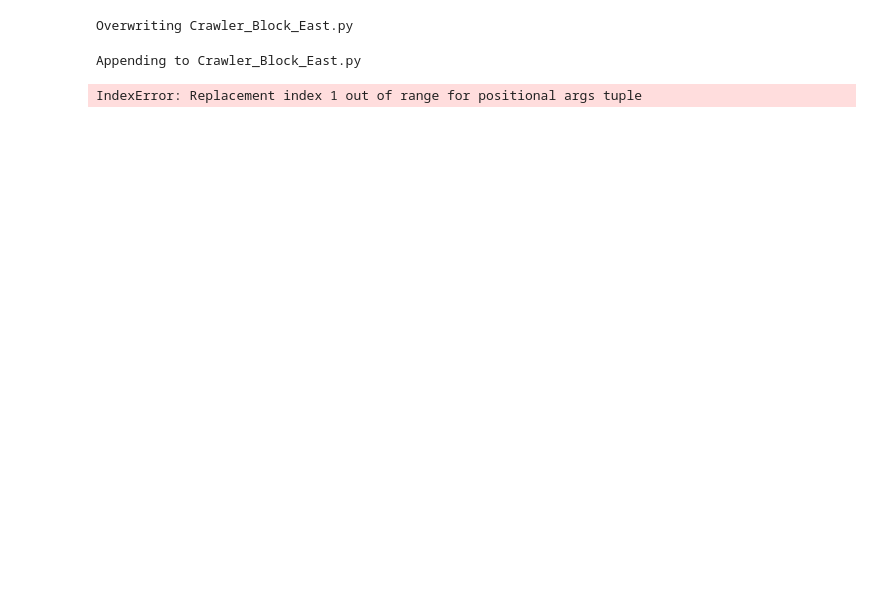
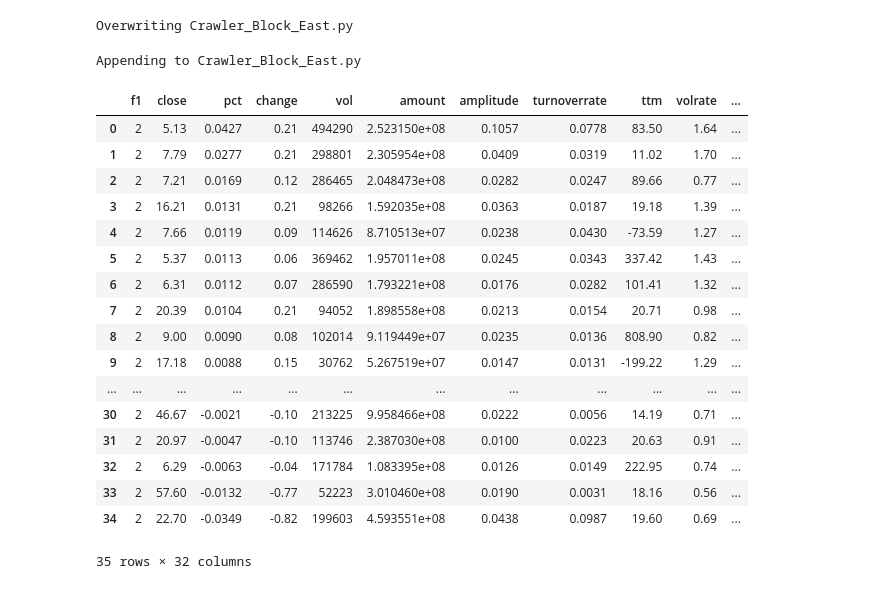
Before and after one commit to kaikai03/IndicatorLab, a Jupyter notebook: EAST/Crawler_Block_East.ipynb, the cells around one changed output. Drawn from its saved outputs; the diff is of its cells as text; code cells hidden in the pictures; blank space fills up the shorter version.

```diff
--- a/EAST/Crawler_Block_East.ipynb
+++ b/EAST/Crawler_Block_East.ipynb
@@ -211,7 +214,8 @@ def fetch_stock_block_list_from_eastmoney(pagenumber=1, pagelimit=400, model='co
     '''抓取东方财富--板块列表（基础函数）
     '''
     def get_random_stock_block_url():
-            url = "http://{:d}.push2.eastmoney.com/api/qt/clist/get".format(randint(1, 99))
+            # url = "https://{:d}.push2.eastmoney.com/api/qt/clist/get".format(randint(1, 99))
+            url = "https://push2.eastmoney.com/api/qt/clist/get"
             return url
 
     params = {
@@ -272,7 +276,8 @@ def fetch_stock_block_components_from_eastmoney(concept='BK0731',
     http://28.push2.eastmoney.com/api/qt/clist/get?cb=jQuery112405892331704393758_1629080255227&pn=2&pz=20&po=1&np=1&ut=bd1d9ddb04089700cf9c27f6f7426281&fltt=2&invt=2&fid=f3&fs=b:BK0981+f:!50&fields=f1,f2,f3,f4,f5,f6,f7,f8,f9,f10,f12,f13,f14,f15,f16,f17,f18,f20,f21,f23,f24,f25,f22,f11,f62,f128,f136,f115,f152,f45&_=1629080255234
     '''
     def get_random_stock_block_components_url():
-        url = "http://{:d}.push2.eastmoney.com/api/qt/clist/get".format(randint(1, 99))
+        # url = "https://{:d}.push2.eastmoney.com/api/qt/clist/get".format(randint(1, 99))
+        url = "https://push2.eastmoney.com/api/qt/clist/get"
         return url
 
     params = {
@@ -330,7 +335,7 @@ def fetch_block_kline_from_eastmoney(block_code: str="BK0428", endtime: str="203
     http://push2his.eastmoney.com/api/qt/stock/kline/get?cb=jQuery112404939798105940868_1629173273789&secid=90.BK0917&ut=fa5fd1943c7b386f172d6893dbfba10b&fields1=f1%2Cf2%2Cf3%2Cf4%2Cf5&fields2=f51%2Cf52%2Cf53%2Cf54%2Cf55%2Cf56%2Cf57%2Cf58%2Cf59%2Cf60%2Cf61&klt=60&fqt=0&beg=19900101&end=20220101&_=1629173274401
     """
     assert freq in [QA.FREQUENCE.DAY, QA.FREQUENCE.HOUR, QA.FREQUENCE.FIVE_MIN], 'freq only support DAY|HOUR|FIVE_MIN（自我规制）'
-    url = "http://push2his.eastmoney.com/api/qt/stock/kline/get"
+    url = "https://push2his.eastmoney.com/api/qt/stock/kline/get"
     params = {
         "cb": "jQuery1124005797095004732822_{:d}".format(int(dt.utcnow().timestamp())),
         "secid": f"90.{block_code}",
@@ -339,10 +344,14 @@ def fetch_block_kline_from_eastmoney(block_code: str="BK0428", endtime: str="203
         "fields2": "f51,f52,f53,f54,f55,f56,f57,f58,f59,f60,f61",
         "fqt": "0",
         "klt": "101" if freq == QA.FREQUENCE.DAY else ("15" if freq == QA.FREQUENCE.FIFTEEN_MIN else "60"),
-        'beg':'19900101',
+        'beg':'0',
         'end': endtime,
+        'smplmt': 460,
+        'lmt': 1000000,
         "_": int(time.time() * 1000),
     }
+
+
 
     json_data = request_json_get(url, params, mode='jQuery', verbose=False)
 
@@ -392,13 +401,14 @@ def fetch_block_kline_from_eastmoney(block_code: str="BK0428", endtime: str="203
 
 
 
+
 def fetch_block_kline_realtime_from_eastmoney(block_code='BK0428'):
     '''抓取东方财富板块概念--日内分时线（基础函数）
         http://push2.eastmoney.com/api/qt/stock/trends2/get?cb=jQuery112409178740256648212_1633597315058&secid=90.BK0428&ut=fa5fd1943c7b386f172d6893dbfba10b&fields1=f1,f2,f3,f4,f5,f6,f7,f8,f9,f10,f11,f12,f13&fields2=f51,f52,f53,f54,f55,f56,f57,f58&iscr=0&ndays=1&_=1633597317138
     '''
 
     def get_url():
-        return "http://push2.eastmoney.com/api/qt/stock/trends2/get"
+        return "https://push2.eastmoney.com/api/qt/stock/trends2/get"
 
     params = {
         'cb': 'jQuery1124021715896797765277_{:d}'.format(int(dt.utcnow().timestamp())),
@@ -447,11 +457,11 @@ def fetch_block_kline_realtime_from_eastmoney(block_code='BK0428'):
 
 def fetch_block_moneyflow_realtime_from_eastmoney(block_code='BK0428'):
     '''抓取东方财富板块概念实时资金流（基础函数）
-        http://push2.eastmoney.com/api/qt/stock/get?secid=90.BK0428&ut=bd1d9ddb04089700cf9c27f6f7426281&fields=f57,f135,f136,f137,f138,f139,f140,f141,f142,f143,f144,f145,f146,f147,f148,f149,f193,f194,f195,f196,f197,f152&cb=jQuery1124021715896797765277_1633592123562&_=1633592123570
+        https://push2.eastmoney.com/api/qt/stock/get?secid=90.BK0428&ut=bd1d9ddb04089700cf9c27f6f7426281&fields=f57,f135,f136,f137,f138,f139,f140,f141,f142,f143,f144,f145,f146,f147,f148,f149,f193,f194,f195,f196,f197,f152&cb=jQuery1124021715896797765277_1633592123562&_=1633592123570
     '''
 
     def get_url():
-        return "http://push2.eastmoney.com/api/qt/stock/get"
+        return "https://push2.eastmoney.com/api/qt/stock/get"
 
     params = {
         'secid': '90.{:s}'.format(block_code),
@@ -505,7 +515,7 @@ def fetch_east_stock_block_from_eastmoney(verbose=False):
     total=len(concept)+len(industry)
 
     # 生成随机延迟
-    sleep_params = np.random.exponential(scale=0.3,size=total)+0.001
+    sleep_params = np.random.exponential(scale=2.5,size=total)+70
 
     for idx, item in tqdm(pd.concat([concept,industry]).iterrows(),total=total):
         if verbose:
@@ -631,7 +641,8 @@ def update_all_block_kline(error_threhold=5,verbose=False):
     error_count = 0
 
     # 生成随机延迟
-    sleep_params = np.random.exponential(scale=0.3,size=total)+0.001
+    sleep_params = np.random.exponential(scale=1.3,size=total)+70
+    range_end = dt.now().strftime('%Y%m%d')
 
     for idx, block_code in tqdm(enumerate(all_code) ,total=total):
         if error_count > error_threhold:
@@ -640,9 +651,8 @@ def update_all_block_kline(error_threhold=5,verbose=False):
         if verbose:
             print('start:',idx, block_code)
 
-        time.sleep(sleep_params[idx])
+        time.sleep(sleep_params[idx]/randint(1, 3))
 
-        range_end = dt.now().strftime('%Y%m%d')
 
         k_day_df = fetch_block_kline_from_eastmoney(block_code,range_end,freq=QA.FREQUENCE.DAY)
         if k_day_df is None:
@@ -658,7 +668,7 @@ def update_all_block_kline(error_threhold=5,verbose=False):
             error_count+=1
             continue
         save_stock_block_kline(k_hour_df)
-        time.sleep(sleep_params[idx]/randint(1, 4))
+        time.sleep(sleep_params[idx]/randint(1, 3))
 
         k_5min_df = fetch_block_kline_from_eastmoney(block_code,range_end,freq=QA.FREQUENCE.FIVE_MIN)
         if k_5min_df is None:
@@ -686,7 +696,7 @@ def update_1min_block_kline(error_threhold=5,verbose=False):
     error_count = 0
 
     # 生成随机延迟
-    sleep_params = np.random.exponential(scale=0.3,size=total)+0.001
+    sleep_params = np.random.exponential(scale=1.3,size=total)+70
 
     for idx, block_code in tqdm(enumerate(all_code) ,total=total):
         if error_count > error_threhold:
@@ -695,7 +705,7 @@ def update_1min_block_kline(error_threhold=5,verbose=False):
         if verbose:
             print('start:',idx, block_code)
 
-        time.sleep(sleep_params[idx])
+        time.sleep(sleep_params[idx]/randint(1, 3))
 
         k_df = fetch_block_kline_realtime_from_eastmoney(block_code)
         if k_df is None:
@@ -703,9 +713,7 @@ def update_1min_block_kline(error_threhold=5,verbose=False):
             error_count+=1
             continue
         save_stock_block_kline(k_df)
-        time.sleep(sleep_params[idx]/randint(1, 3))
 
-        save_stock_block_kline(k_df)
 
 #         测试
 #         if idx == 2:
@@ -777,7 +785,7 @@ def fetch_stock_block_components_from_eastmoney(concept='BK0731',
     http://28.push2.eastmoney.com/api/qt/clist/get?cb=jQuery112405892331704393758_1629080255227&pn=2&pz=20&po=1&np=1&ut=bd1d9ddb04089700cf9c27f6f7426281&fltt=2&invt=2&fid=f3&fs=b:BK0981+f:!50&fields=f1,f2,f3,f4,f5,f6,f7,f8,f9,f10,f12,f13,f14,f15,f16,f17,f18,f20,f21,f23,f24,f25,f22,f11,f62,f128,f136,f115,f152,f45&_=1629080255234
     '''
     def get_random_stock_block_components_url():
-        url = "http://{:d}.push2.eastmoney.com/api/qt/clist/get".format(randint(1, 99))
+        url = "https://{:d}.push2.eastmoney.com/api/qt/clist/get".format(randint(1, 99))
         return url
 
     params = {
@@ -805,34 +813,51 @@ def fetch_stock_block_components_from_eastmoney(concept='BK0731',
         content_list = json_data["data"]["diff"]
     except Exception as e:
         print(type(json_data))
         print(json_data)
         traceback.print_exception(type(e), e, sys.exc_info()[2])
         print(u'fetch_stock_block_components_from_eastmoney: failed\n', e)
         return None
         #print(json_data)
 
     temp_df = pd.DataFrame([item for item in content_list])
     # #print(temp_df)
 
     ret_stock_concept_components = temp_df.rename(columns=EM_KEY_DIC)
 
     ret_stock_concept_components.replace('-', 0, inplace=True)
     percent_exchange = ['pct','amplitude','turnoverrate','pct5m','speed','pct60d','pct360d']
 
     try:
         ret_stock_concept_components[percent_exchange] = ret_stock_concept_components[percent_exchange] / 100
     except Exception as e:
         print(ret_stock_concept_components[percent_exchange])
         traceback.print_exception(type(e), e, sys.exc_info()[2])
         print(u'ret_stock_concept_components percent_exchange: failed\n')
         ret_stock_concept_components[percent_exchange] = ret_stock_concept_components[percent_exchange].apply(lambda x: x.apply(lambda xx: xx/100 if np.char.isnumeric(str(xx)) else xx))
         print(u'percent_exchange: remedy\n')
 
     return ret_stock_concept_components
 
 fetch_stock_block_components_from_eastmoney('BK0882')
 # %% [output]
+|  | f1 | close | pct | change | vol | amount | amplitude | turnoverrate | ttm | volrate | ... |
+| 0 | 2 | 5.13 | 0.0427 | 0.21 | 494290 | 2.523150e+08 | 0.1057 | 0.0778 | 83.50 | 1.64 | ... |
+| 1 | 2 | 7.79 | 0.0277 | 0.21 | 298801 | 2.305954e+08 | 0.0409 | 0.0319 | 11.02 | 1.70 | ... |
+| 2 | 2 | 7.21 | 0.0169 | 0.12 | 286465 | 2.048473e+08 | 0.0282 | 0.0247 | 89.66 | 0.77 | ... |
+| 3 | 2 | 16.21 | 0.0131 | 0.21 | 98266 | 1.592035e+08 | 0.0363 | 0.0187 | 19.18 | 1.39 | ... |
+| 4 | 2 | 7.66 | 0.0119 | 0.09 | 114626 | 8.710513e+07 | 0.0238 | 0.0430 | -73.59 | 1.27 | ... |
+| 5 | 2 | 5.37 | 0.0113 | 0.06 | 369462 | 1.957011e+08 | 0.0245 | 0.0343 | 337.42 | 1.43 | ... |
+| 6 | 2 | 6.31 | 0.0112 | 0.07 | 286590 | 1.793221e+08 | 0.0176 | 0.0282 | 101.41 | 1.32 | ... |
+| 7 | 2 | 20.39 | 0.0104 | 0.21 | 94052 | 1.898558e+08 | 0.0213 | 0.0154 | 20.71 | 0.98 | ... |
+| 8 | 2 | 9.00 | 0.0090 | 0.08 | 102014 | 9.119449e+07 | 0.0235 | 0.0136 | 808.90 | 0.82 | ... |
+| 9 | 2 | 17.18 | 0.0088 | 0.15 | 30762 | 5.267519e+07 | 0.0147 | 0.0131 | -199.22 | 1.29 | ... |
+| ... | ... | ... | ... | ... | ... | ... | ... | ... | ... | ... | ... |
+| 30 | 2 | 46.67 | -0.0021 | -0.10 | 213225 | 9.958466e+08 | 0.0222 | 0.0056 | 14.19 | 0.71 | ... |
+| 31 | 2 | 20.97 | -0.0047 | -0.10 | 113746 | 2.387030e+08 | 0.0100 | 0.0223 | 20.63 | 0.91 | ... |
+| 32 | 2 | 6.29 | -0.0063 | -0.04 | 171784 | 1.083395e+08 | 0.0126 | 0.0149 | 222.95 | 0.74 | ... |
+| 33 | 2 | 57.60 | -0.0132 | -0.77 | 52223 | 3.010460e+08 | 0.0190 | 0.0031 | 18.16 | 0.56 | ... |
+| 34 | 2 | 22.70 | -0.0349 | -0.82 | 199603 | 4.593551e+08 | 0.0438 | 0.0987 | 19.60 | 0.69 | ... |
-IndexError: Replacement index 1 out of range for positional args tuple
+35 rows × 32 columns
 # %%
 fetch_block_moneyflow_realtime_from_eastmoney(block_code='BK0428')
 # %% [output]
```
Also changed, not shown: parts of 4 cells of this notebook, 6 other files.
